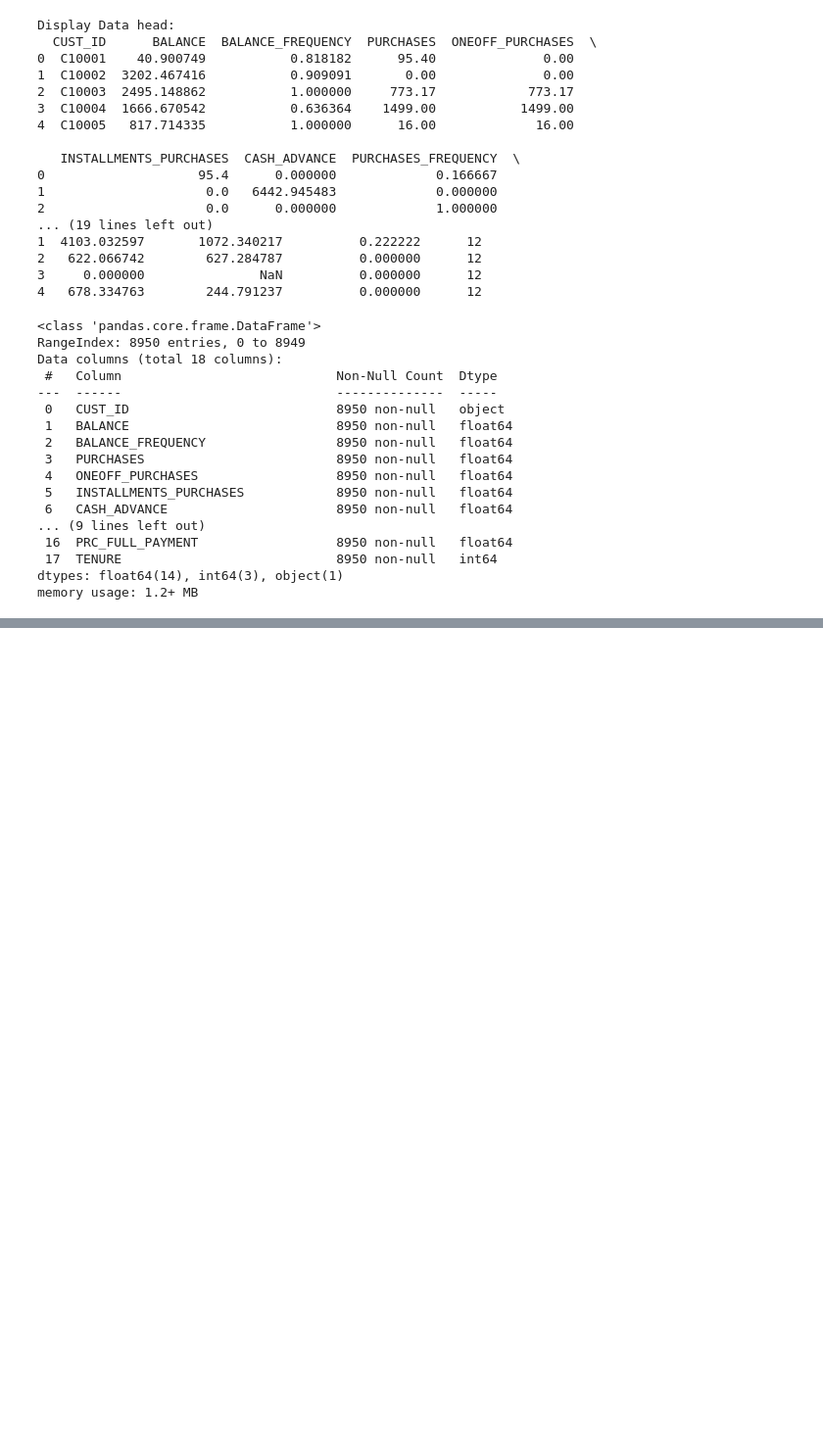
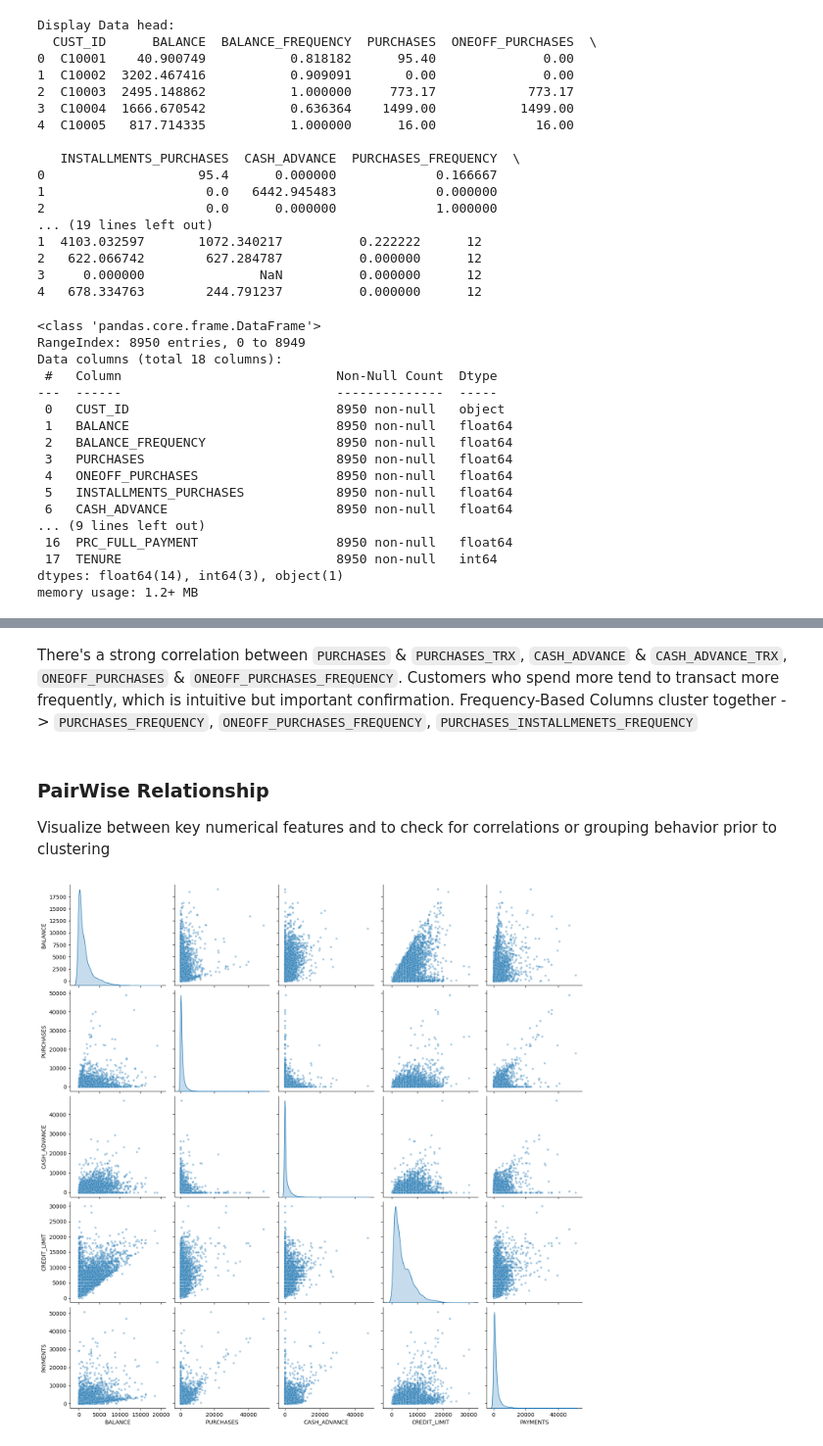
Before and after one commit to jishdewanjee/CapStone, a Jupyter notebook: CapStone7/CreditCardAgency_Clustering_Unsupervised.ipynb, the cells around one changed output, grey strips where cells are left out. Shown at 98% size. Cells and saved outputs as stored; diff of their text form; code cells hidden in the pictures; blank space fills up the shorter version.

```diff
--- a/CapStone7/CreditCardAgency_Clustering_Unsupervised.ipynb
+++ b/CapStone7/CreditCardAgency_Clustering_Unsupervised.ipynb
@@ -105,0 +262,17 @@ df.describe().T
+# %% [markdown]
+There's a strong correlation between `PURCHASES` & `PURCHASES_TRX`, `CASH_ADVANCE` & `CASH_ADVANCE_TRX`, `ONEOFF_PURCHASES` & `ONEOFF_PURCHASES_FREQUENCY`.</BR>
+Customers who spend more tend to transact more frequently, which is intuitive but important confirmation.</br>
+Frequency-Based Columns cluster together -> `PURCHASES_FREQUENCY`, `ONEOFF_PURCHASES_FREQUENCY`, `PURCHASES_INSTALLMENETS_FREQUENCY`
+# %% [markdown]
+### PairWise Relationship
+Visualize between key numerical features and to check for correlations or grouping behavior prior to clustering
+# %%
+sns.pairplot(
+    df[selected_cols],
+    diag_kind="kde",
+    plot_kws={"alpha": 0.4, "s": 15},
+    height=2.8
+)
+plt.show()
+# %% [output]
+[figure, added]
```
Also changed, not shown: parts of 61 cells of this notebook.
